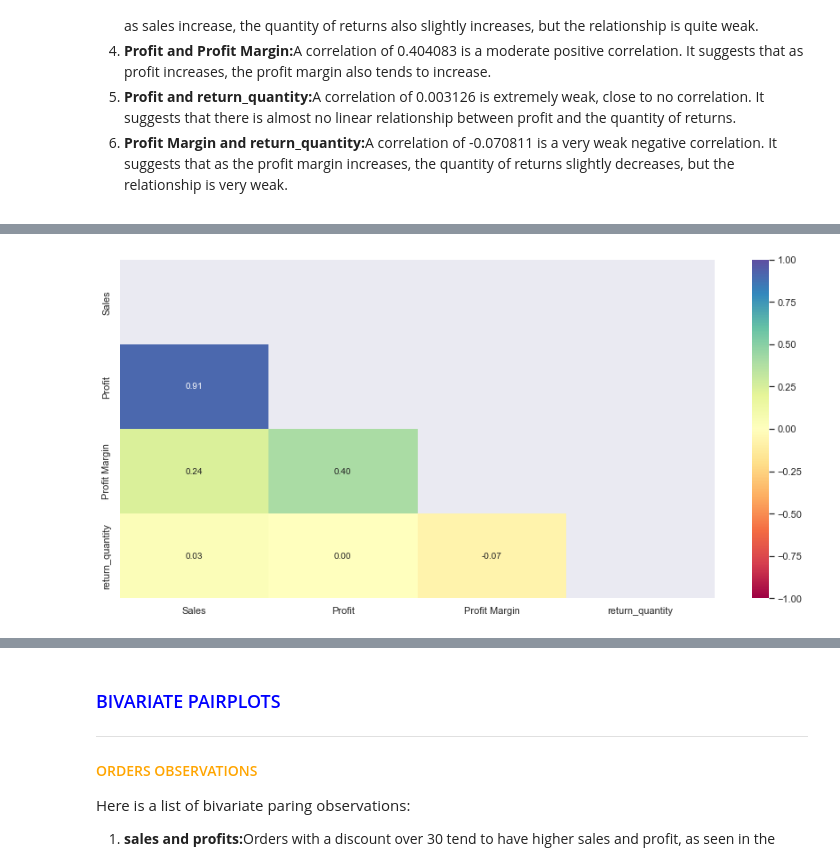
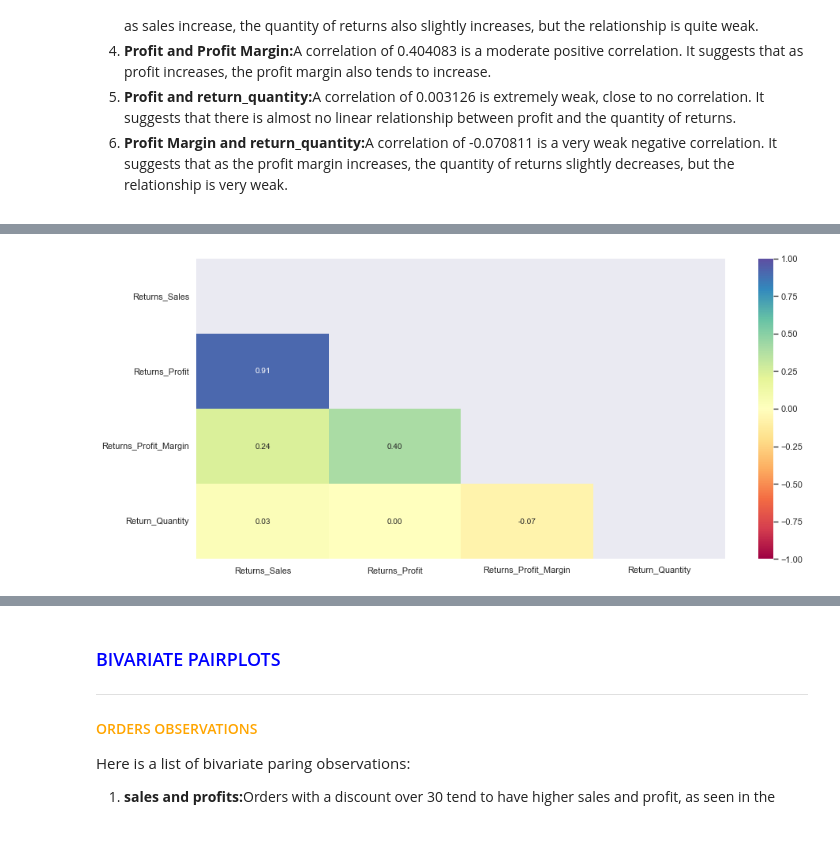
Before and after one commit to stevearchuleta/Superstore_Project_2023, a Jupyter notebook: jupyter_notebooks/Data Cleaning and Preprocessing.ipynb, the cells around one changed output, grey strips where cells are left out. Saved outputs shown, nothing was run; the diff lists cells and outputs as text; code cells hidden in the pictures; blank space fills up the shorter version.

```diff
--- a/jupyter_notebooks/Data Cleaning and Preprocessing.ipynb
+++ b/jupyter_notebooks/Data Cleaning and Preprocessing.ipynb
@@ -96 +159,8 @@ data.sample(n=10)
 [interactive output not drawn]
+# %%
+# Create a copy of the returns data
+returns_1 = returns_raw.copy()
+# View a sample of 10 data objects
+# Obtain the same random results every time
+np.random.seed(1)
+returns_1.sample(n=10)
@@ -99,0 +515,8 @@ data.sample(n=10)
+# %%
+orders_1["Order_Date"] = pd.to_datetime(orders_1["Order_Date"])
+
+
+orders_1["Ship_Date"] = pd.to_datetime(orders_1["Ship_Date"])
+
+
+returns_1["Return_Date"] = pd.to_datetime(returns_1["Return_Date"])
@@ -268,10 +736,10 @@ print(duplicates)
 [interactive output not drawn]
 # %%
 # Drop duplicates from the returns dataset
-returns = returns.drop_duplicates()
+returns_1 = returns_1.drop_duplicates()
 
 # Verify the operation by checking duplicates again
-print("Number of duplicates after deletion: ", returns.duplicated().sum())
+print("Number of duplicates after deletion: ", returns_1.duplicated().sum())
 # %% [output]
 Number of duplicates after deletion:  0
 [interactive output not drawn]
@@ -1091,0 +1846,3 @@ returns_copy2.corr()
+# %%
+returns_corr = returns_1.copy()
+returns_corr.corr()
@@ -1092,12 +1856,12 @@ returns_copy2.corr()
 # %%
 plt.figure(figsize=(15, 7))
-corr = returns_copy2.corr()
+corr = returns_corr.corr()
 mask = np.zeros_like(corr, dtype=np.bool)
 mask[np.triu_indices_from(mask)] = True
 sns.heatmap(corr, annot=True, vmin=-1, vmax=1, fmt=".2f", cmap="Spectral", mask=mask)
 plt.show()
 # %% [output]
-[figure, old version]
+[figure, new version]
 [interactive output not drawn]
 # %% [markdown]
 <div style="border-top: 3px solid black"></div>
```
Also changed, not shown: parts of 125 cells of this notebook, 3 other files.
